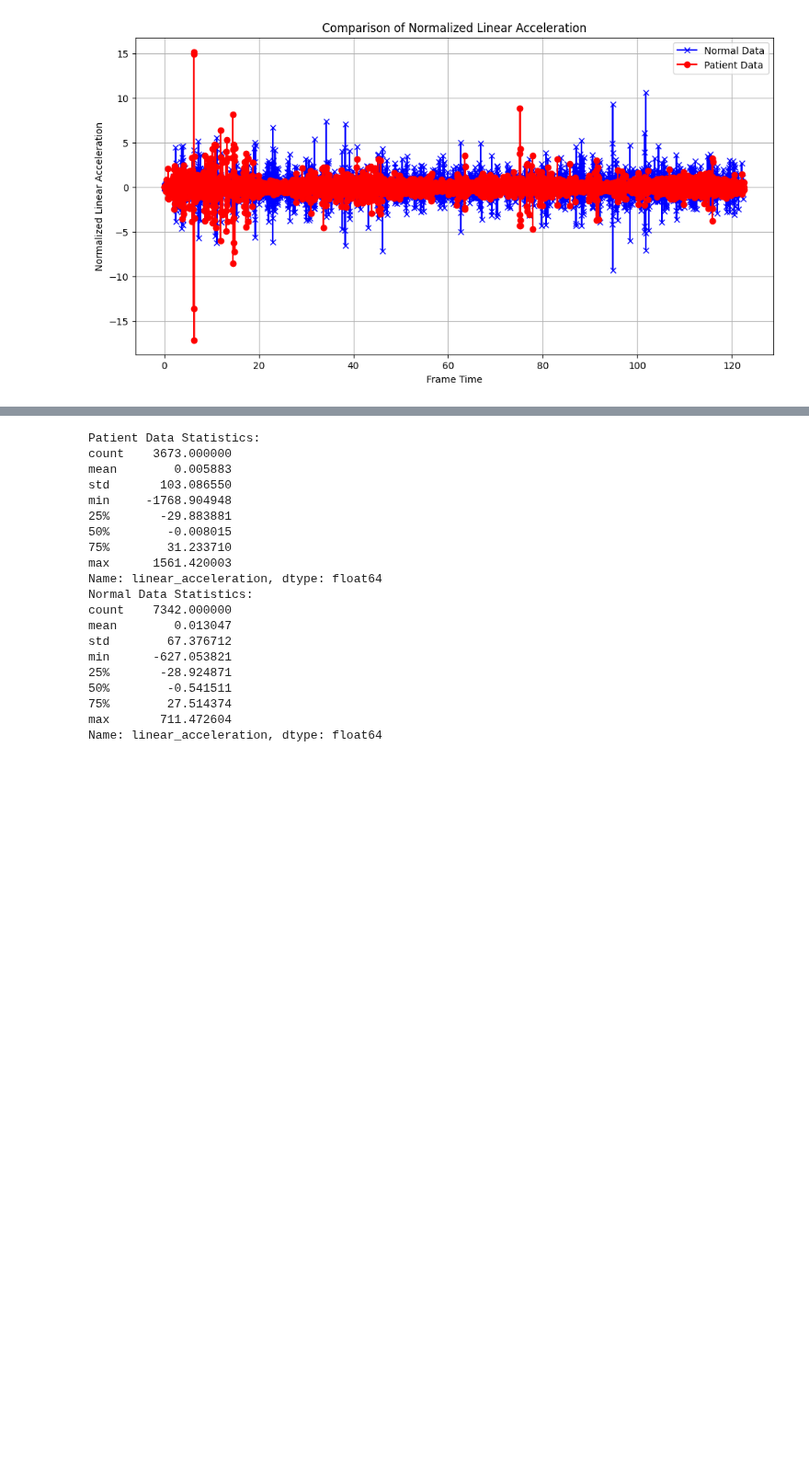
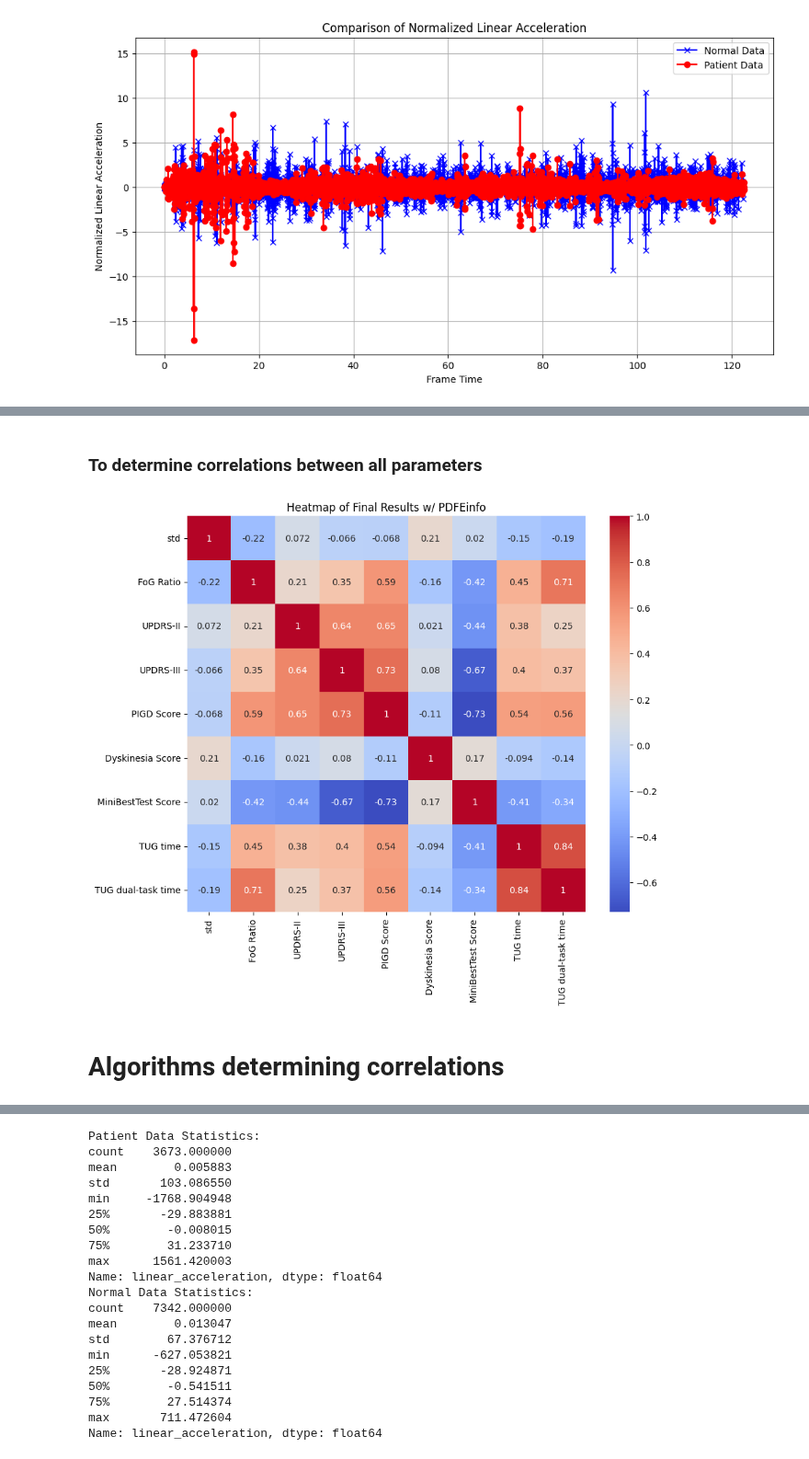
Before and after one commit to Victor-lyhan/Parkinson-Diagnosis, a Jupyter notebook: Computer Vision/Data_Analysis.ipynb, the cells around one changed output, grey strips where cells are left out. Shown at 92% size. Saved outputs shown, nothing was run; the diff lists cells and outputs as text; code cells hidden in the pictures; blank space fills up the shorter version.

```diff
--- a/Computer Vision/graph_data.ipynb
+++ b/Computer Vision/Data_Analysis.ipynb
@@ -170 +214,16 @@ plt.show()
+# %% [markdown]
+### To determine correlations between all parameters
+# %%
+df_allStats_noOutlier_core = df_allStats_noOutlier.drop(['file', 'statistic', 'count', 'mean', 'min', '25%', '50%', '75%', 'max'], axis = 1)
+
+# Plotting the heatmap
+plt.figure(figsize = (10,8))
+heatmap_data = df_allStats_noOutlier_core[df_allStats_noOutlier_core.columns.tolist()].corr()
+sns.heatmap(heatmap_data, annot = True, cmap = 'coolwarm')
+plt.title("Heatmap of Final Results w/ PDFEinfo")
+plt.show()
+# %% [output]
+[figure, added]
+# %% [markdown]
+# Algorithms determining correlations
 # %% [markdown]
```
Also changed, not shown: parts of 30 cells of this notebook, 18 other files.
